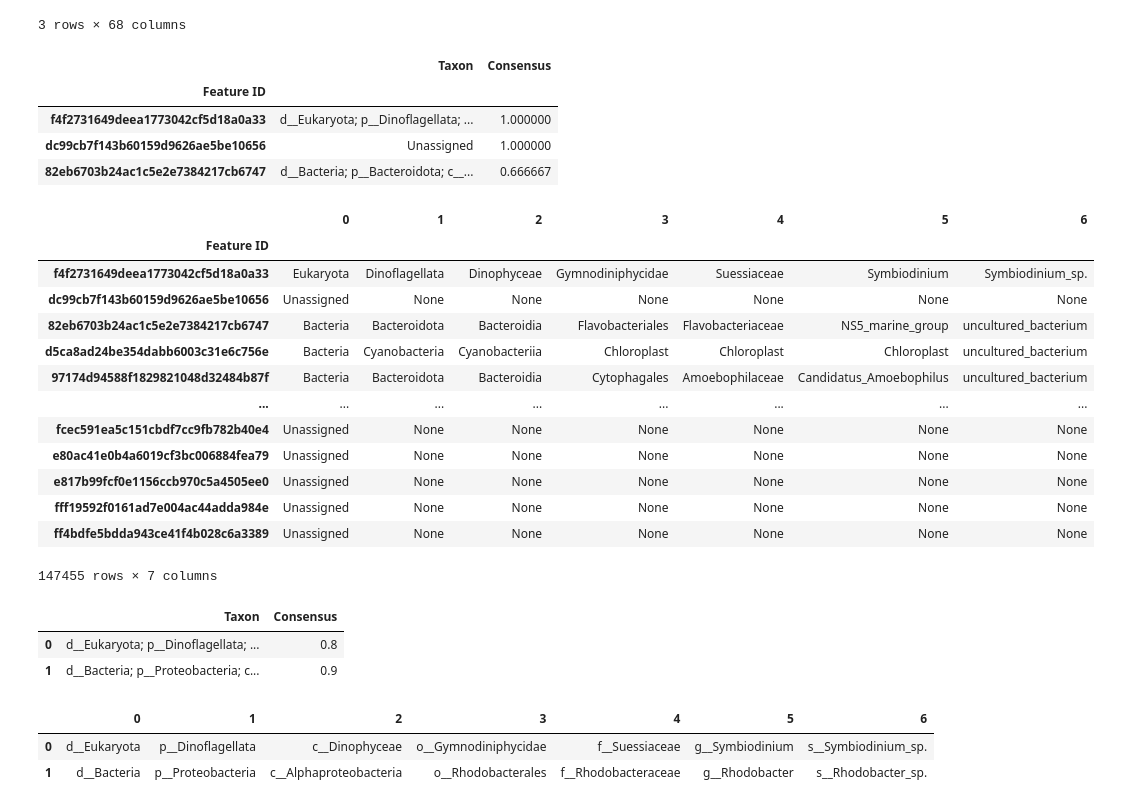
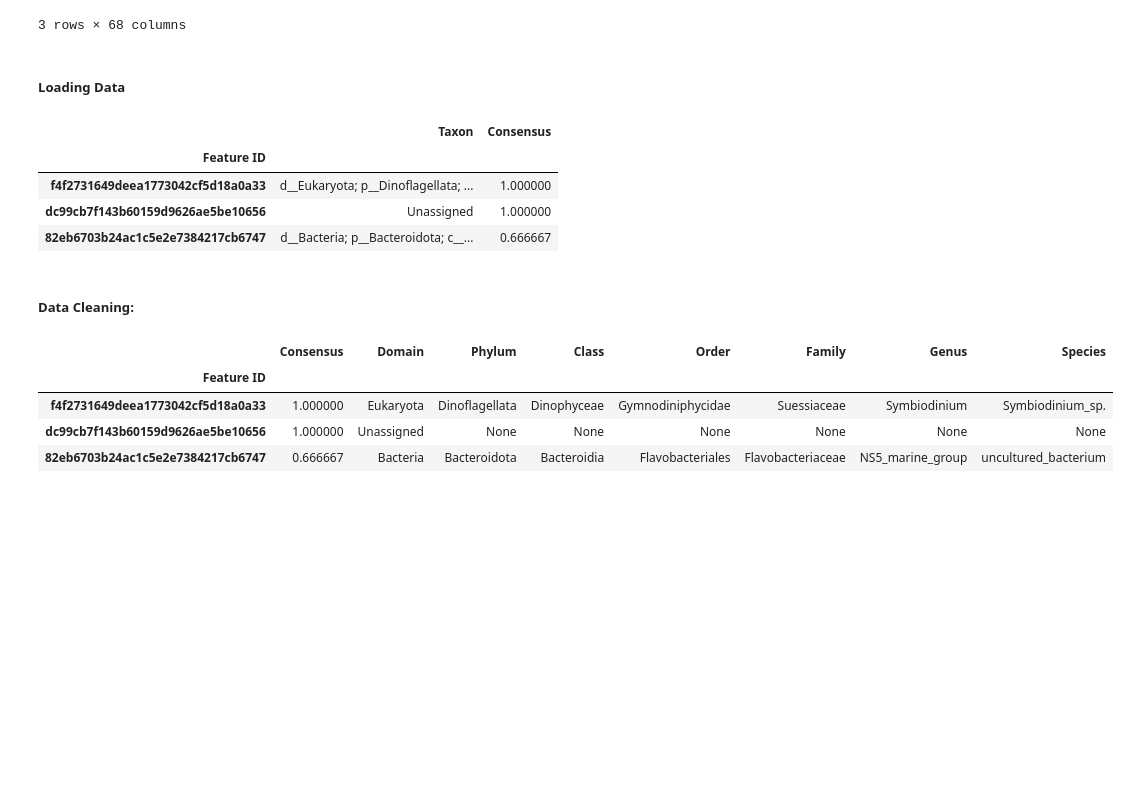
Before and after one commit to brookewicz/ds4bio, a Jupyter notebook: project3.ipynb, the cells around one changed output. Saved outputs shown, nothing was run; the diff lists cells and outputs as text; code cells hidden in the pictures; blank space fills up the shorter version.

```diff
--- a/project3.ipynb
+++ b/project3.ipynb
@@ -117,6 +118,8 @@ meta.head(3)
 | 68NAT | SAMN14322013 | 12 | SRS6274852 | P_Thome | Pseudodiploria_strigosa | Patriciathome_Pstrigosa | P_Thome | 68NAT | ... |
 | 69NAT | SAMN14322014 | 12 | SRS6274848 | P_Thome | Pseudodiploria_strigosa | Patriciathome_Pstrigosa | P_Thome | 69NAT | ... |
 3 rows × 68 columns
+# %% [markdown]
+##### Loading Data
 # %%
 #load in the taxonomy from tsv as a dataframe. index_col=0 to make row names the first column, and it is tab seperated instead of comma
 taxonomy = pd.read_csv("taxonomy.tsv",sep='\t', index_col = 0)
@@ -127,48 +130,31 @@ taxonomy.head(3)
 | f4f2731649deea1773042cf5d18a0a33 | d__Eukaryota; p__Dinoflagellata; ... | 1.000000 |
 | dc99cb7f143b60159d9626ae5be10656 | Unassigned | 1.000000 |
 | 82eb6703b24ac1c5e2e7384217cb6747 | d__Bacteria; p__Bacteroidota; c__... | 0.666667 |
+# %% [markdown]
+##### Data Cleaning:
 # %%
-#Data Cleaning:
 #separate the different phylogenetic classifications (in the Taxon column) into different columns by the deliminater ;. expand=True makes it expand the results into different columns
+#https://pandas.pydata.org/docs/reference/api/pandas.Series.str.split.html
 taxonomy_levels=taxonomy['Taxon'].str.split(';', expand=True)
 
-#remove the prefixes in the classifications in all taxa columns
+#remove the prefixes in the classifications in all taxa columns and replace with an empty string. regex=True argument means the replacement value will be a string
 #https://stackoverflow.com/questions/26837998/pandas-replace-nan-with-blank-empty-string
+#https://pandas.pydata.org/docs/reference/api/pandas.DataFrame.replace.html
 taxonomy_levels2 = taxonomy_levels.replace('[a-z]__', '', regex=True)
+
+#rename columns to correspond to taxonomic levels
+#https://pandas.pydata.org/docs/reference/api/pandas.DataFrame.rename.html
+taxonomy_levels_renamed=taxonomy_levels2.rename(columns={0: "Domain", 1: "Phylum", 2: "Class", 3:"Order", 4:"Family", 5: "Genus", 6: "Species"})
+
+#concatenate renamed taxa dataframe to original dataframe (axis=1 to concat along columns)
+taxa = pd.concat([taxonomy, taxonomy_levels_renamed], axis=1)
+#remove original "Taxon" column
+#https://pandas.pydata.org/docs/reference/api/pandas.DataFrame.drop.html
+taxa = taxa.drop('Taxon', axis=1)
+taxa.head(3)
 # %% [output]
-|  | 0 | 1 | 2 | 3 | 4 | 5 | 6 |
-| Feature ID |  |  |  |  |  |  |  |
-| f4f2731649deea1773042cf5d18a0a33 | Eukaryota | Dinoflagellata | Dinophyceae | Gymnodiniphycidae | Suessiaceae | Symbiodinium | Symbiodinium_sp. |
-| dc99cb7f143b60159d9626ae5be10656 | Unassigned | None | None | None | None | None | None |
-| 82eb6703b24ac1c5e2e7384217cb6747 | Bacteria | Bacteroidota | Bacteroidia | Flavobacteriales | Flavobacteriaceae | NS5_marine_group | uncultured_bacterium |
-| d5ca8ad24be354dabb6003c31e6c756e | Bacteria | Cyanobacteria | Cyanobacteriia | Chloroplast | Chloroplast | Chloroplast | uncultured_bacterium |
-| 97174d94588f1829821048d32484b87f | Bacteria | Bacteroidota | Bacteroidia | Cytophagales | Amoebophilaceae | Candidatus_Amoebophilus | uncultured_bacterium |
-| ... | ... | ... | ... | ... | ... | ... | ... |
-| fcec591ea5c151cbdf7cc9fb782b40e4 | Unassigned | None | None | None | None | None | None |
-| e80ac41e0b4a6019cf3bc006884fea79 | Unassigned | None | None | None | None | None | None |
-| e817b99fcf0e1156ccb970c5a4505ee0 | Unassigned | None | None | None | None | None | None |
-| fff19592f0161ad7e004ac44adda984e | Unassigned | None | None | None | None | None | None |
-| ff4bdfe5bdda943ce41f4b028c6a3389 | Unassigned | None | None | None | None | None | None |
+|  | Consensus | Domain | Phylum | Class | Order | Family | Genus | Species |
+| Feature ID |  |  |  |  |  |  |  |  |
+| f4f2731649deea1773042cf5d18a0a33 | 1.000000 | Eukaryota | Dinoflagellata | Dinophyceae | Gymnodiniphycidae | Suessiaceae | Symbiodinium | Symbiodinium_sp. |
+| dc99cb7f143b60159d9626ae5be10656 | 1.000000 | Unassigned | None | None | None | None | None | None |
+| 82eb6703b24ac1c5e2e7384217cb6747 | 0.666667 | Bacteria | Bacteroidota | Bacteroidia | Flavobacteriales | Flavobacteriaceae | NS5_marine_group | uncultured_bacterium |
-147455 rows × 7 columns
-# %%
-import pandas as pd
-
-# Sample dataframe
-data = {'Taxon': ['d__Eukaryota; p__Dinoflagellata; c__Dinophyceae; o__Gymnodiniphycidae; f__Suessiaceae; g__Symbiodinium; s__Symbiodinium_sp.',
-                  'd__Bacteria; p__Proteobacteria; c__Alphaproteobacteria; o__Rhodobacterales; f__Rhodobacteraceae; g__Rhodobacter; s__Rhodobacter_sp.'],
-        'Consensus': [0.8, 0.9]}
-
-df = pd.DataFrame(data)
-df
-# %% [output]
-|  | Taxon | Consensus |
-| 0 | d__Eukaryota; p__Dinoflagellata; ... | 0.8 |
-| 1 | d__Bacteria; p__Proteobacteria; c... | 0.9 |
-# %%
-# Split the 'Taxon' column by semicolons, expand into separate columns
-taxonomy_levels = df['Taxon'].str.split('; ', expand=True)
-taxonomy_levels
-# %% [output]
-|  | 0 | 1 | 2 | 3 | 4 | 5 | 6 |
-| 0 | d__Eukaryota | p__Dinoflagellata | c__Dinophyceae | o__Gymnodiniphycidae | f__Suessiaceae | g__Symbiodinium | s__Symbiodinium_sp. |
-| 1 | d__Bacteria | p__Proteobacteria | c__Alphaproteobacteria | o__Rhodobacterales | f__Rhodobacteraceae | g__Rhodobacter | s__Rhodobacter_sp. |
```
Also changed, not shown: parts of 28 cells of this notebook.
